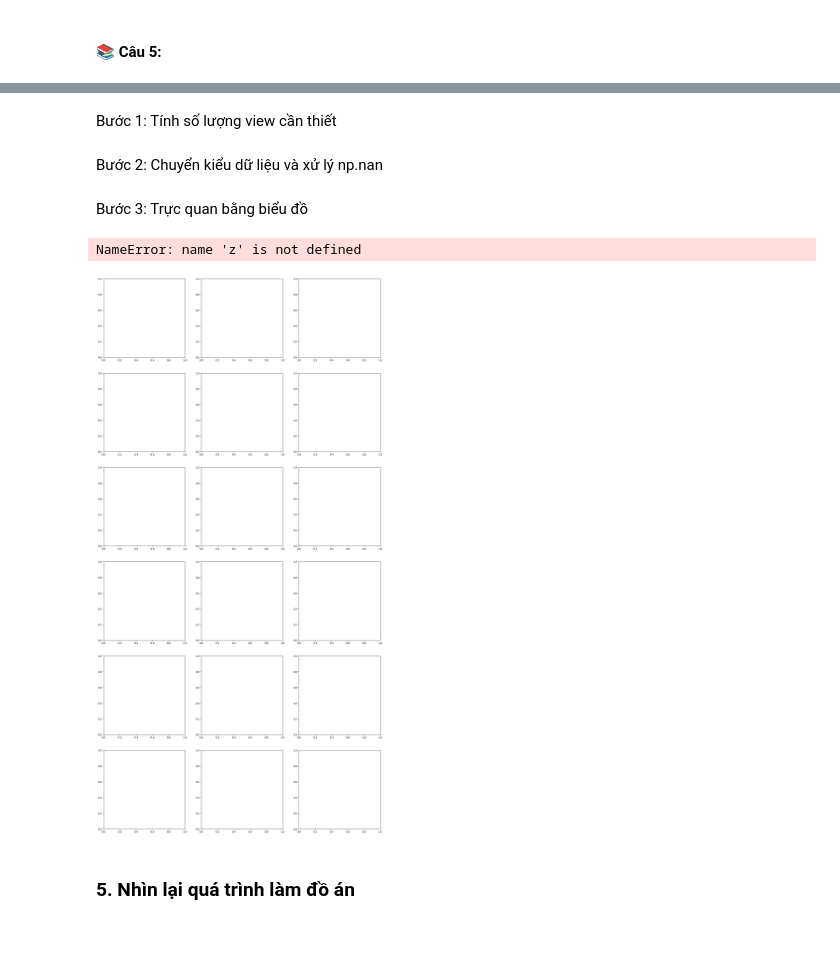
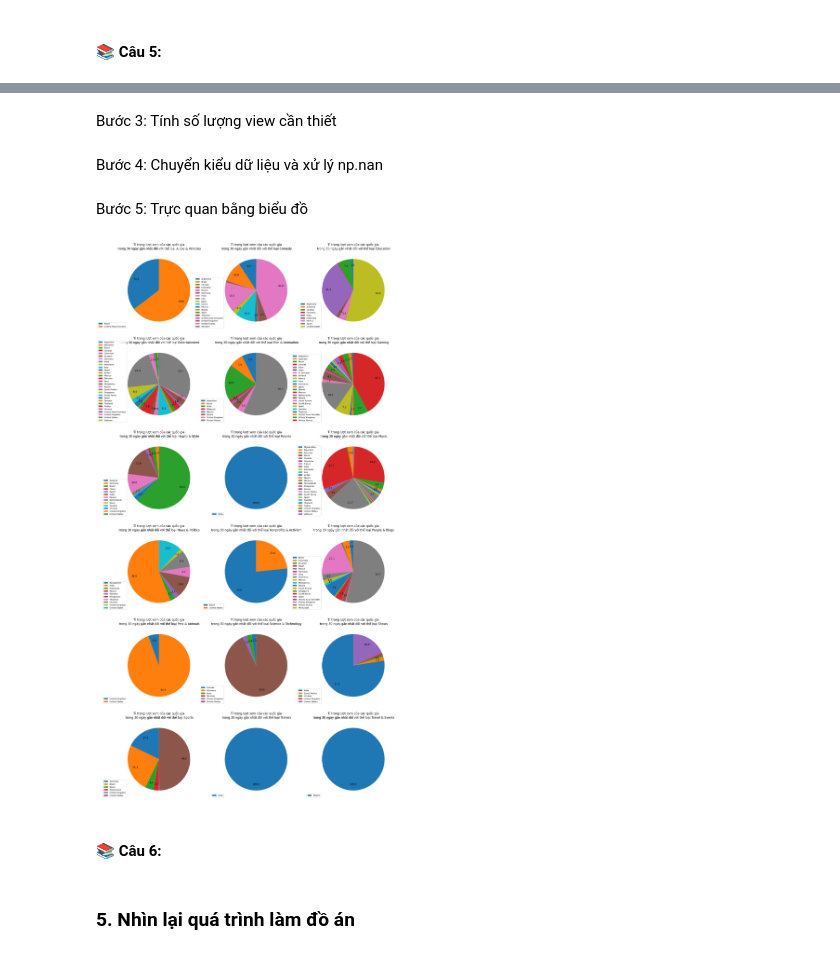
Before and after one commit to BaoDias2505/Final_Project_P4DS, a Jupyter notebook: 21127221_21127583.ipynb, the cells around one changed output, grey strips where cells are left out. Drawn from its saved outputs; the diff is of its cells as text; code cells hidden in the pictures.

```diff
--- a/21127221_21127583.ipynb
+++ b/21127221_21127583.ipynb
@@ -657,27 +674,30 @@ plt.title('Top 30 kênh có sự tăng lượt xem nhiều nhất giữa tháng
 # %% [markdown]
-Bước 1: Tính số lượng view cần thiết
+Bước 3: Tính số lượng view cần thiết
 # %%
 country_by_category = data.groupby(['category', 'Country'])['video_views_for_the_last_30_days'].sum()
 category = data.groupby(['category'])['video_views_for_the_last_30_days'].sum()
 ratio = country_by_category / category * 100
 # %% [markdown]
-Bước 2: Chuyển kiểu dữ liệu và xử lý np.nan
+Bước 4: Chuyển kiểu dữ liệu và xử lý np.nan
 # %%
 ratio = ratio.unstack('Country')
 ratio.fillna(0, inplace=True)
 # %% [markdown]
-Bước 3: Trực quan bằng biểu đồ
+Bước 5: Trực quan bằng biểu đồ
 # %%
 fig, axes = plt.subplots(nrows=6, ncols=3, figsize=(20, 40))
 # Draw each subplot
 for i in range(6):
     for j in range(3):
-        non_zero_columns = [k for k in z.columns if z.iloc[i*3+j, ratio.columns.get_loc(k)] != 0]
-        axes[i,j].pie(z.loc[ratio.index[i*3+j], non_zero_columns], startangle=90, autopct='', rotatelabels=True)
+        non_zero_columns = [k for k in ratio.columns if ratio.iloc[i*3+j, ratio.columns.get_loc(k)] != 0]
+        axes[i,j].pie(ratio.loc[ratio.index[i*3+j], non_zero_columns], startangle=90, rotatelabels=True,
+                     autopct=lambda p: '{:.1f}'.format(p) if p > 1 else '', pctdistance=0.8)
         axes[i,j].legend(labels=non_zero_columns, prop={'size': 8.2}, loc="lower right", bbox_to_anchor=(0.1, 0))
+        axes[i,j].set_title('Tỉ trọng lượt xem của các quốc gia\n trong 30 ngày gần nhất đối với thể loại ' + ratio.index[i*3+j])
 # %% [output]
-NameError: name 'z' is not defined
-[figure, old version]
+[figure, new version]
+# %% [markdown]
+#### 📚 Câu 6:
 # %% [markdown]
 ### **5. Nhìn lại quá trình làm đồ án**
 # %% [markdown]
```
Also changed, not shown: parts of 6 cells of this notebook.
